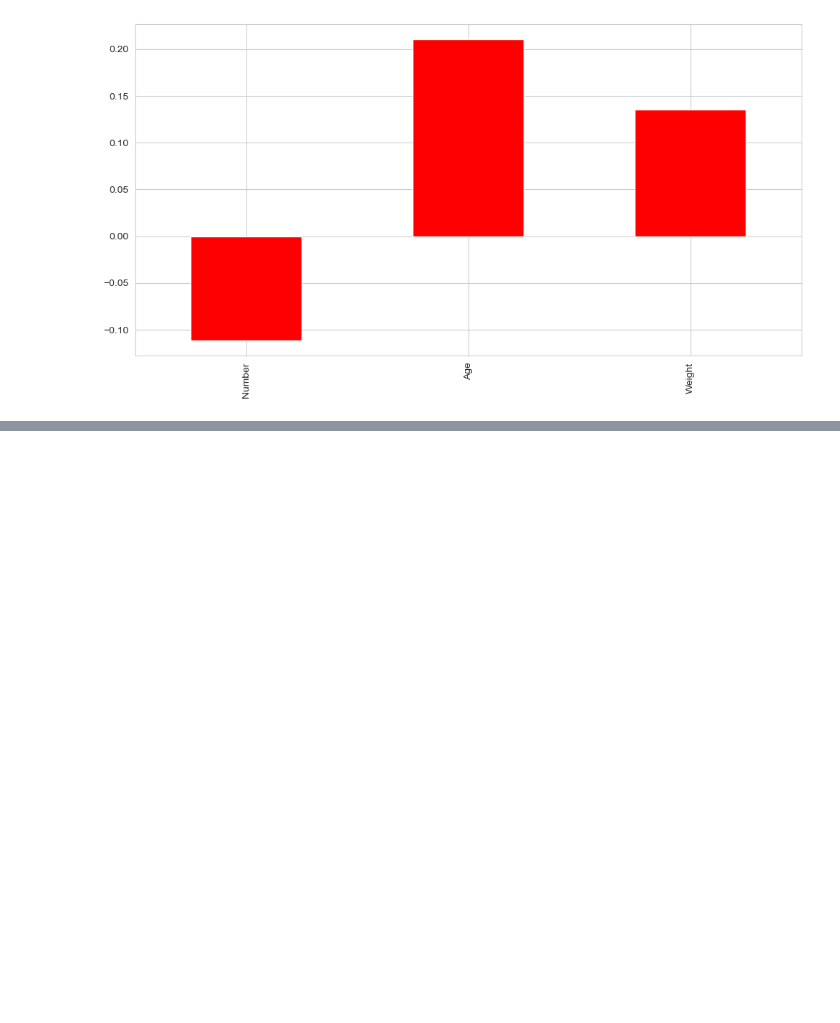
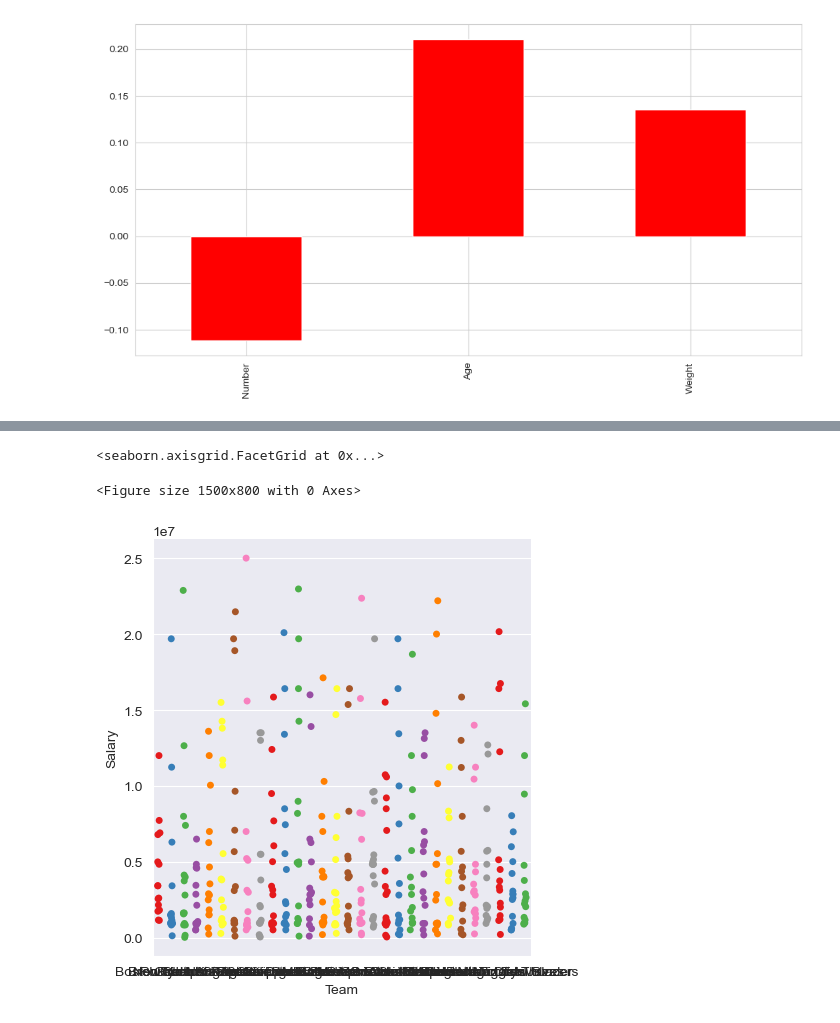
Before and after one commit to debasishnayak12/ML_Project, a Jupyter notebook: Machine Learning Day-1.ipynb, the cells around one changed output, grey strips where cells are left out. Saved outputs shown, nothing was run; the diff lists cells and outputs as text; code cells hidden in the pictures; blank space fills up the shorter version.

```diff
--- a/Machine Learning Day-1.ipynb
+++ b/Machine Learning Day-1.ipynb
@@ -234,0 +267,4 @@ corr_with_target(df)
+# %%
+plt.figure(figsize=[15,8])
+sns.catplot(data=df,x='Team',y='Salary',height=5,color='r',palette='Set1')
+# %% [output]
@@ -234,0 +273,3 @@ corr_with_target(df)
+<seaborn.axisgrid.FacetGrid at 0x...>
+<Figure size 1500x800 with 0 Axes>
+[figure, added]
```
Also changed, not shown: parts of 32 cells of this notebook.
